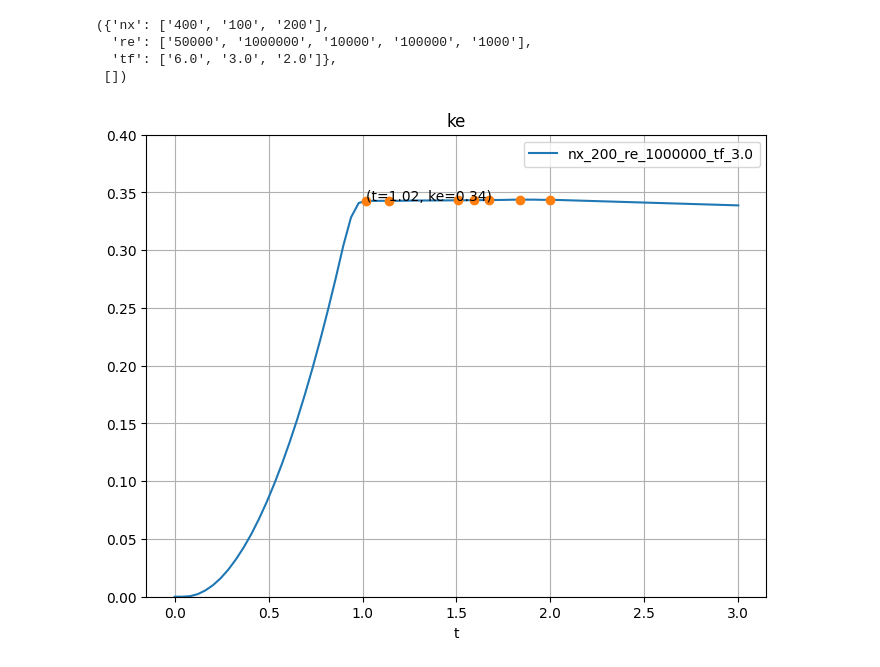
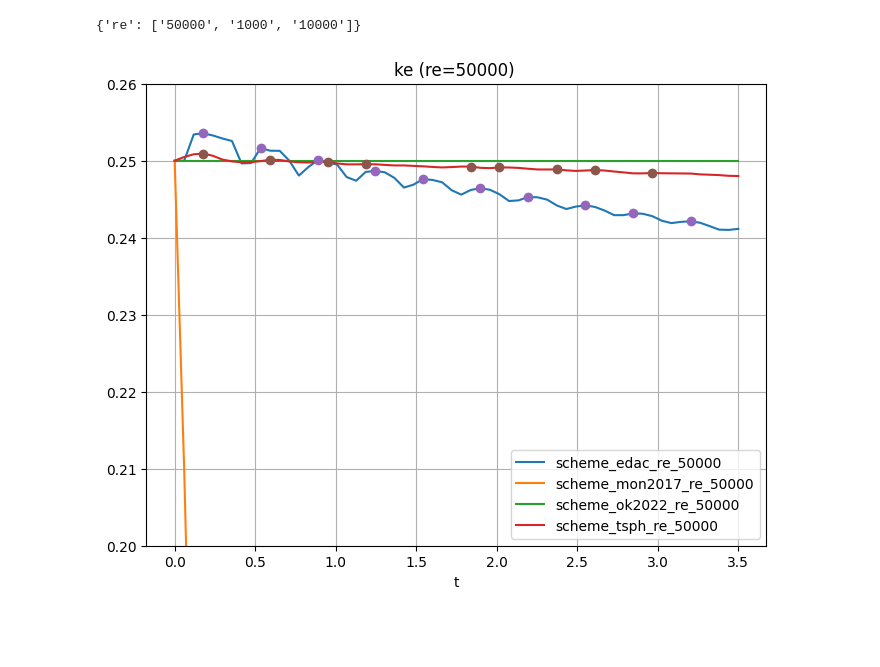
Before and after one commit to Prajwal-Prathiksh/ddp-thesis, a Jupyter notebook: plotter.ipynb, the cells around one changed output. Drawn from its saved outputs; the diff is of its cells as text; code cells hidden in the pictures; blank space fills up the shorter version.

Commit message:
Add new plots

```diff
--- a/plotter.ipynb
+++ b/plotter.ipynb
@@ -75,13 +96,16 @@ def select_subfolder(subfolders, **kwargs):
     return selected
 # %%
-def plotter(parent_dir, plot_type, **kwargs):
+def plotter(
+    parent_dir, plot_type, ylim=None, custom=False, annotate=False,
+    **kwargs
+):
     plot_types = ['decay', 'l1', 'linf', 'p_l1', 'ke']
     if plot_type not in plot_types:
         raise ValueError(
             f'Invalid plot type: {plot_type}. Valid types are: {plot_types}'
         )
     subfolders = get_sub_fldrs(parent_dir)
-    subfolders = select_subfolder(subfolders, **kwargs)
+    subfolders = select_subfolder(subfolders, custom, **kwargs)
     plot_exact = False
     plt.figure(figsize=(8, 6))
     for folder in subfolders:
@@ -108,9 +132,20 @@ def plotter(parent_dir, plot_type, **kwargs):
                     plot_exact = True
                 plt.plot(t, data['ke'], label=plt_label)
 
+    for folder in subfolders:
+        results_file = get_results_file(folder)
+        if results_file:
+            data = np.load(results_file)
+            t = data['t']
+            plt_label = os.path.basename(folder)
+            if plot_type == 'ke':
                 # Plot local maximas as dots
                 maxima = argrelextrema(data['ke'], np.greater)
+                if len(maxima[0]) == 0:
+                    continue
                 plt.plot(t[maxima], data['ke'][maxima], 'o')
+                if not annotate:
+                    continue
                 plt.annotate(
                     f'(t={t[maxima][0]:.2f}, ke={data["ke"][maxima][0]:.2f})',
                     (t[maxima][0], data['ke'][maxima][0]),
@@ -119,25 +154,27 @@ def plotter(parent_dir, plot_type, **kwargs):
 
     if plot_type == 'ke':
         plt.ylim(0, 0.4)
-        plt.grid()
 
-    plt.title(plot_type)
+    if ylim:
+        plt.ylim(ylim)
+
+    # Title is the keys=values in kwargs
+    title = plot_type
+    for key, val in kwargs.items():
+        title += f" ({key}={val}) "
+
+    plt.grid()
+    plt.title(title)
     plt.xlabel('t')
     plt.legend()
     plt.show()
 # %%
-fldrs = get_sub_fldrs('outputs/temp_tgv')
-fldrs = get_sub_fldrs('outputs/tgv_external_forcing_colagrossi2021')
+fdir = 'outputs/tgv_ext_force_scheme_comparison'
+fdir = 'outputs/tgv_basic_scheme_comparison'
+
+fldrs = get_sub_fldrs(fdir)
 temp = [get_opts_from_fldr(fldr) for fldr in fldrs]
 master_dict = get_master_dict(temp)
-master_dict, select_subfolder(fldrs, re='200')
+master_dict
 # %% [output]
-({'nx': ['400', '100', '200'],
-  're': ['50000', '1000000', '10000', '100000', '1000'],
-  'tf': ['6.0', '3.0', '2.0']},
- [])
+{'re': ['50000', '1000', '10000']}
-# %%
-# plotter('outputs/temp_tgv', 'ke', re='1000')
-plotter('outputs/tgv_external_forcing_colagrossi2021', 'ke', re=str(1_000_000))
-# %% [output]
-[figure, removed]
@@ -151,0 +181,4 @@ plotter('outputs/tgv_external_forcing_colagrossi2021', 'ke', re=str(1_000_000))
+# %%
+plotter(fdir, 'ke', ylim=(0.2, .26), re=str(50_000))
+# %% [output]
+[figure, added]
```
Also changed, not shown: parts of 3 cells of this notebook.
